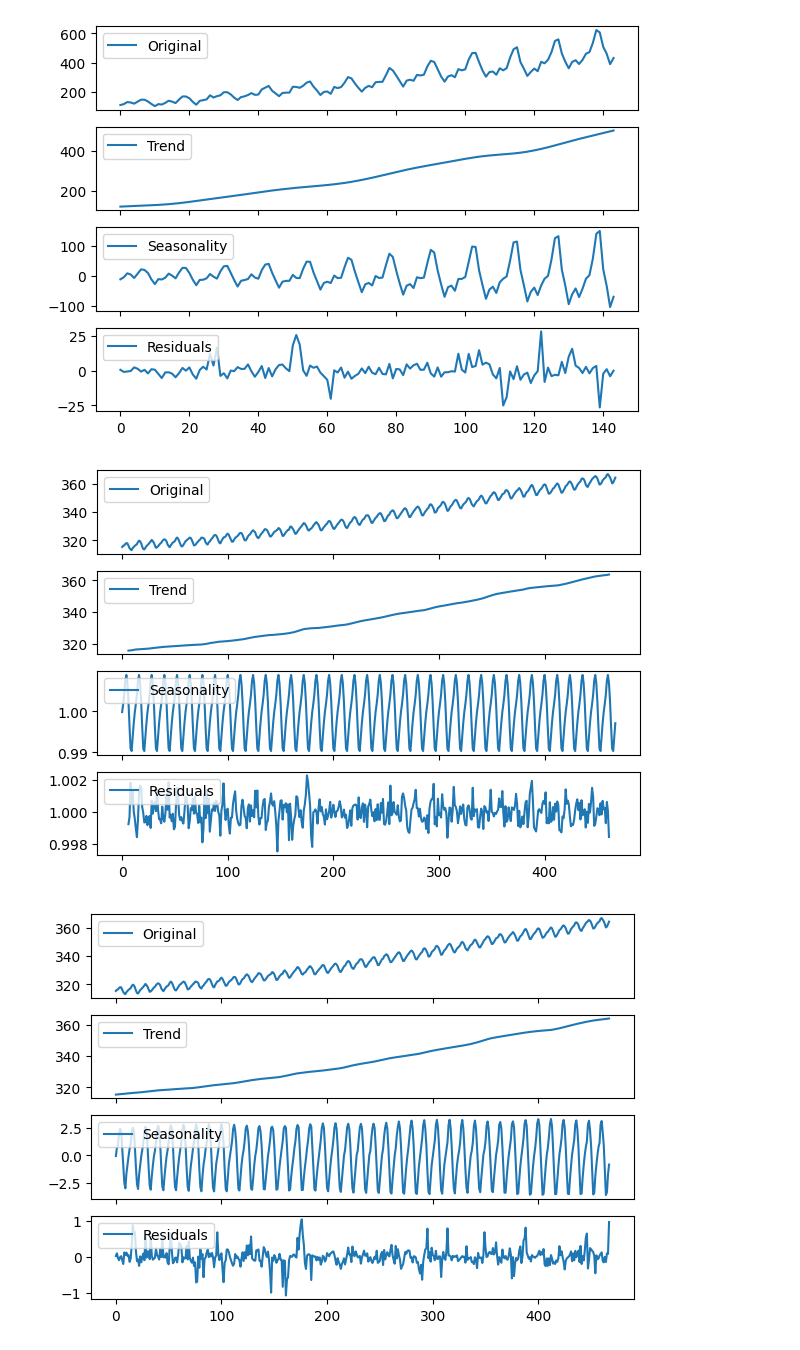
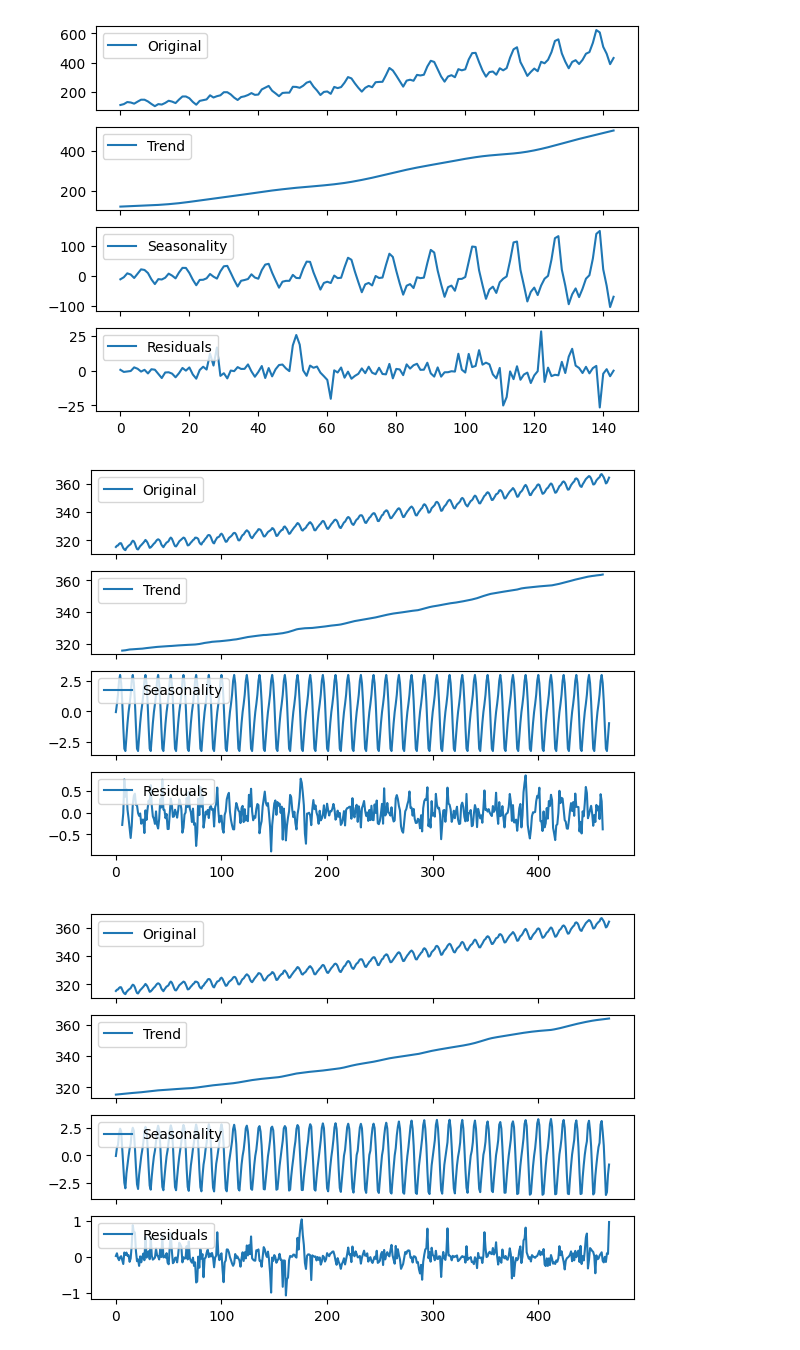
Before and after one commit to QS1lE/ml_time.series.2, a Jupyter notebook: practice 1/1 introduction_to_time_series.ipynb, the cells around one changed output. Drawn from its saved outputs; the diff is of its cells as text; code cells hidden in the pictures.

```diff
--- a/practice 1/1 introduction_to_time_series.ipynb
+++ b/practice 1/1 introduction_to_time_series.ipynb
@@ -626,10 +626,10 @@ seas_decomp_plots(ts_A, stl_decomposition)
 # %% [output]
 [figure]
 # %%
-additive_decomposition = seasonal_decompose(x=ts_B, model='multiplicative', period=12)
+additive_decomposition = seasonal_decompose(x=ts_B, model='additive', period=12)
 seas_decomp_plots(ts_B, additive_decomposition)
 # %% [output]
-[figure, old version]
+[figure, new version]
 # %%
 stl_decomposition = STL(endog=ts_B, period=12, robust=True).fit()
 seas_decomp_plots(ts_B, stl_decomposition)
```
Also changed, not shown: parts of 2 cells of this notebook.
